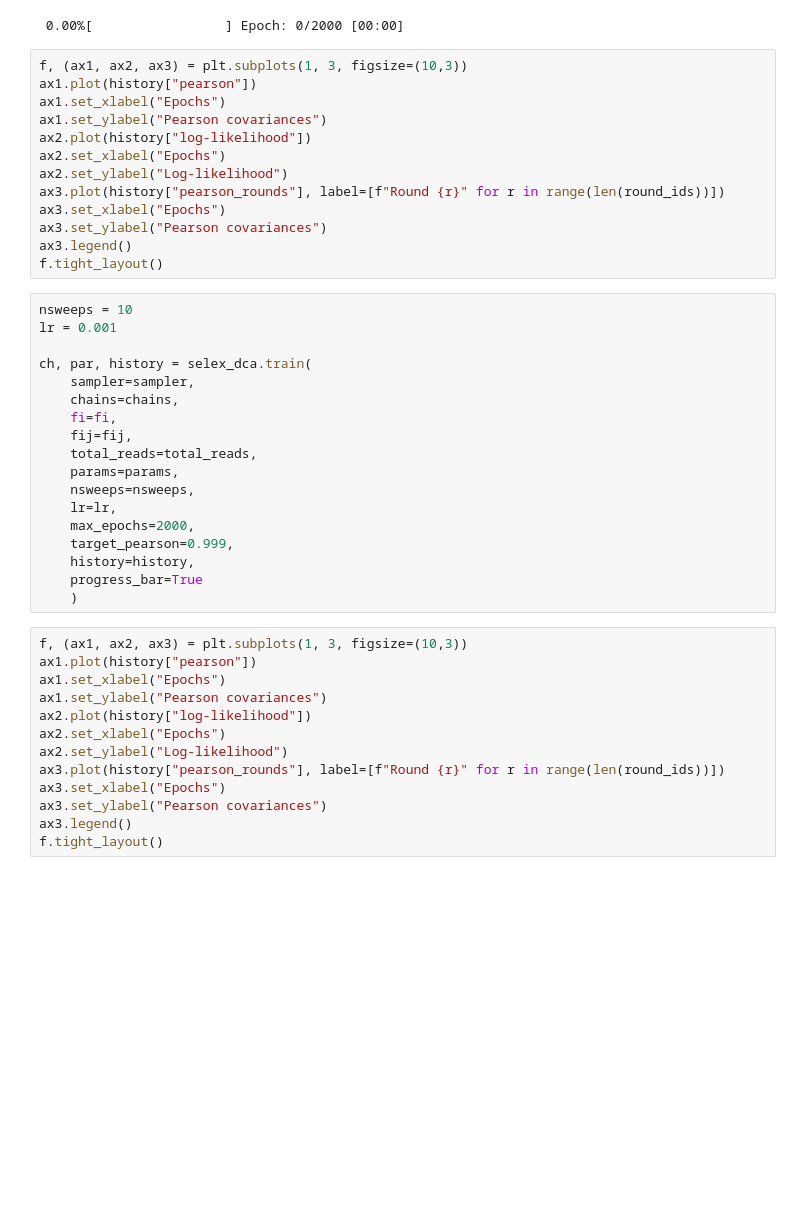
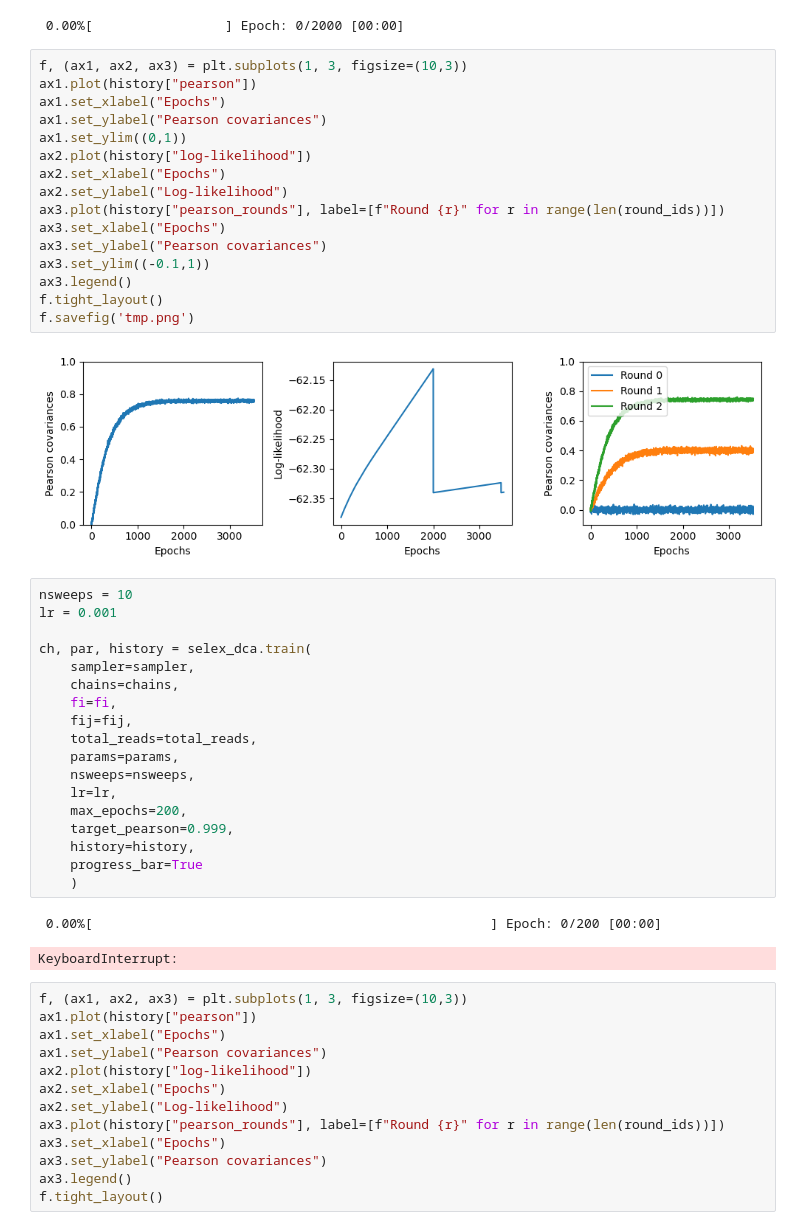
Before and after one commit to stecrotti/Aptamer2025py, a Jupyter notebook: experiments/dataset_1.ipynb, the cells around one changed output. Saved outputs shown, nothing was run; the diff lists cells and outputs as text; blank space fills up the shorter version.

```diff
--- a/experiments/dataset_1.ipynb
+++ b/experiments/dataset_1.ipynb
@@ -78,16 +78,21 @@ ch, par, history = selex_dca.train(
 # %%
 f, (ax1, ax2, ax3) = plt.subplots(1, 3, figsize=(10,3))
 ax1.plot(history["pearson"])
 ax1.set_xlabel("Epochs")
 ax1.set_ylabel("Pearson covariances")
+ax1.set_ylim((0,1))
 ax2.plot(history["log-likelihood"])
 ax2.set_xlabel("Epochs")
 ax2.set_ylabel("Log-likelihood")
 ax3.plot(history["pearson_rounds"], label=[f"Round {r}" for r in range(len(round_ids))])
 ax3.set_xlabel("Epochs")
 ax3.set_ylabel("Pearson covariances")
+ax3.set_ylim((-0.1,1))
 ax3.legend()
 f.tight_layout()
+f.savefig('tmp.png')
+# %% [output]
+[figure, added]
 # %%
 nsweeps = 10
 lr = 0.001
@@ -101,11 +106,14 @@ ch, par, history = selex_dca.train(
     params=params,
     nsweeps=nsweeps,
     lr=lr,
-    max_epochs=2000,
+    max_epochs=200,
     target_pearson=0.999,
     history=history,
     progress_bar=True
     )
+# %% [output]
+ 0.00%[                                                   ] Epoch: 0/200 [00:00]
+KeyboardInterrupt:
 # %%
 f, (ax1, ax2, ax3) = plt.subplots(1, 3, figsize=(10,3))
 ax1.plot(history["pearson"])
```
Also changed, not shown: parts of 6 cells of this notebook, 10 other files.
